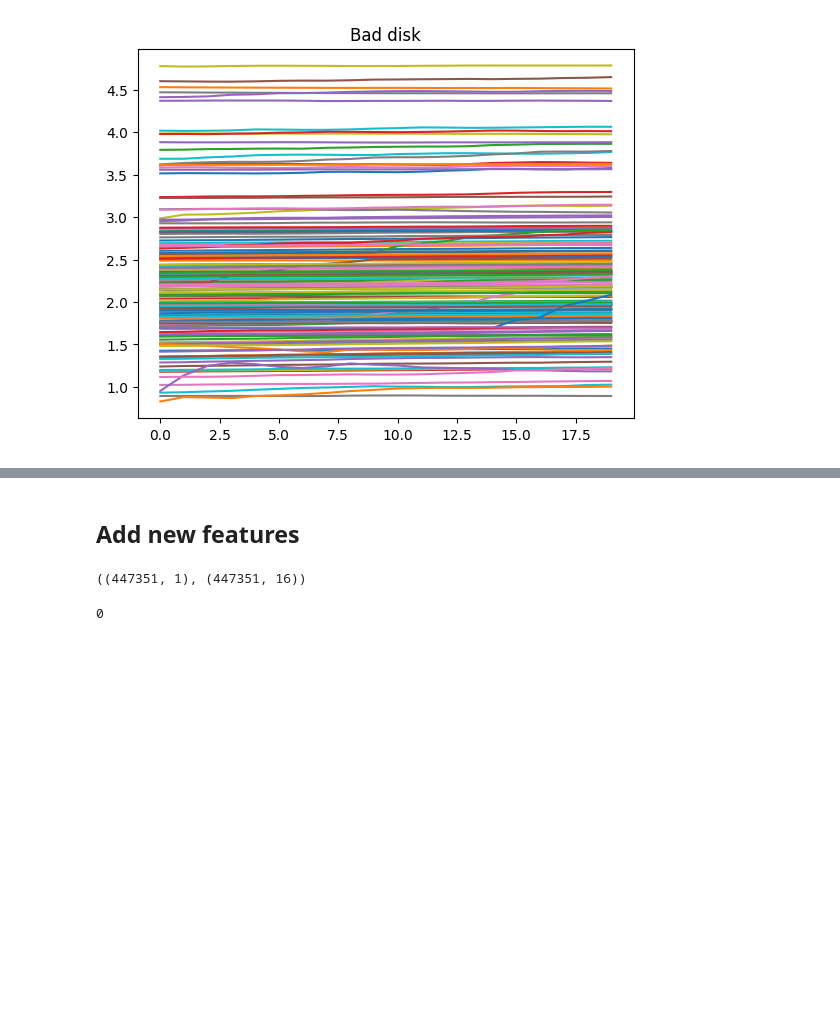
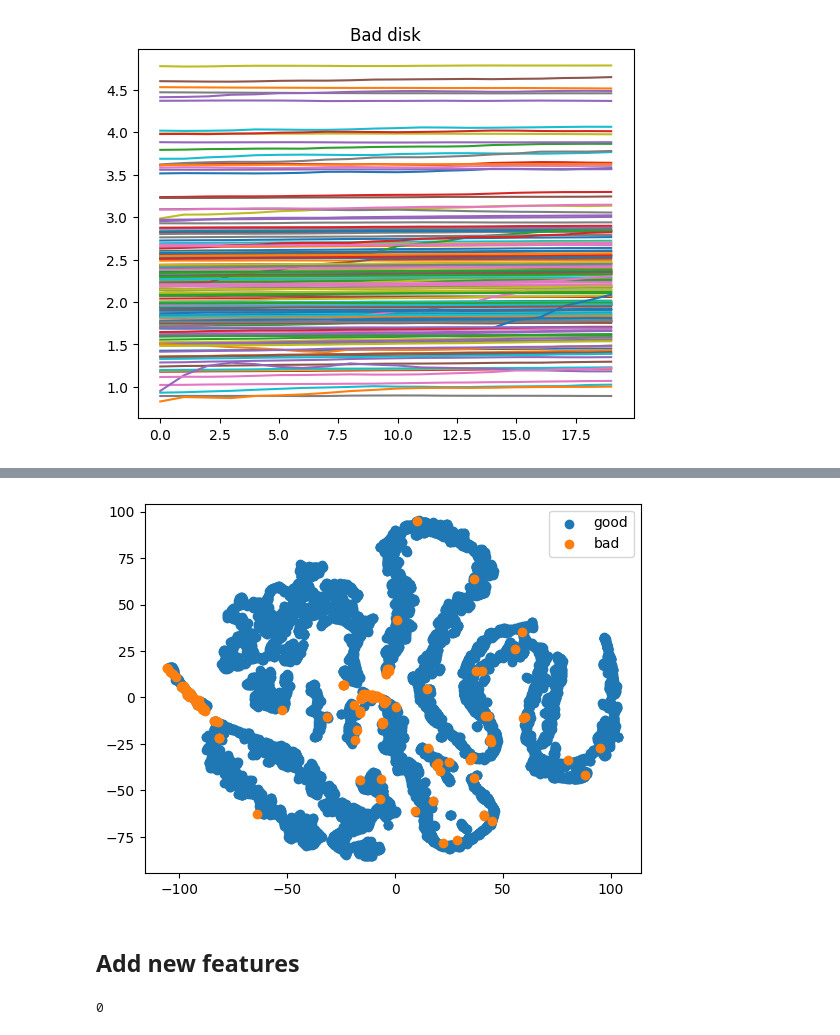
Before and after one commit to ExtremCode/hhd_failure_prediction, a Jupyter notebook: eda.ipynb, the cells around one changed output, grey strips where cells are left out. Saved outputs shown, nothing was run; the diff lists cells and outputs as text; code cells hidden in the pictures; blank space fills up the shorter version.

```diff
--- a/eda.ipynb
+++ b/eda.ipynb
@@ -532,0 +548,4 @@ for _, data in bad.groupby("serial_number"):
+# %%
+df_last_days = pd.read_csv("last_41_days.csv").drop("Unnamed: 0", axis=1)\
+    .sort_values(["serial_number", "date"])
+df = pd.read_csv("31_days_lag_fix.csv", parse_dates=["date"], index_col="num_day")
@@ -533,3 +652,17 @@ for _, data in bad.groupby("serial_number"):
+# %%
+from sklearn.manifold import TSNE
+
+data = TSNE(2).fit_transform(df.loc[1, [
+    'smart_5_raw', 'smart_9_raw', 'smart_187_raw', 'smart_188_raw',
+    'smart_192_raw', 'smart_197_raw', 'smart_198_raw', 'smart_199_raw',
+    'smart_240_raw', 'smart_241_raw', 'smart_242_raw'
+]])
+plt.scatter(data[df.loc[1].failure == 0][:, 0], data[df.loc[1].failure == 0][:, 1], label="good")
+plt.scatter(data[df.loc[1].failure == 1][:, 0], data[df.loc[1].failure == 1][:, 1], label="bad")
+plt.legend()
+plt.show()
+# %% [output]
+[figure, added]
 # %% [markdown]
 ## Add new features
 # %%
@@ -537,11 +671,3 @@ df_last_days = pd.read_csv("last_41_days.csv").drop("Unnamed: 0", axis=1)
-# %%
-smart_192_div_9 = pd.DataFrame(np.array([
-    data.smart_192_raw.values.cumsum() / data.smart_9_raw.values
-    for _, data in df_last_days.groupby("serial_number")
-]).flatten(), columns=["smart_192cumul_div_9"])
-smart_192_div_9.shape, df_last_days.shape
-# %% [output]
-((447351, 1), (447351, 16))
 # %%
 num_cols = df_last_days.select_dtypes(np.number)\
     .drop(["capacity_bytes", "failure"], axis=1).columns.to_list()
```
Also changed, not shown: parts of 58 cells of this notebook, 1 other file.
